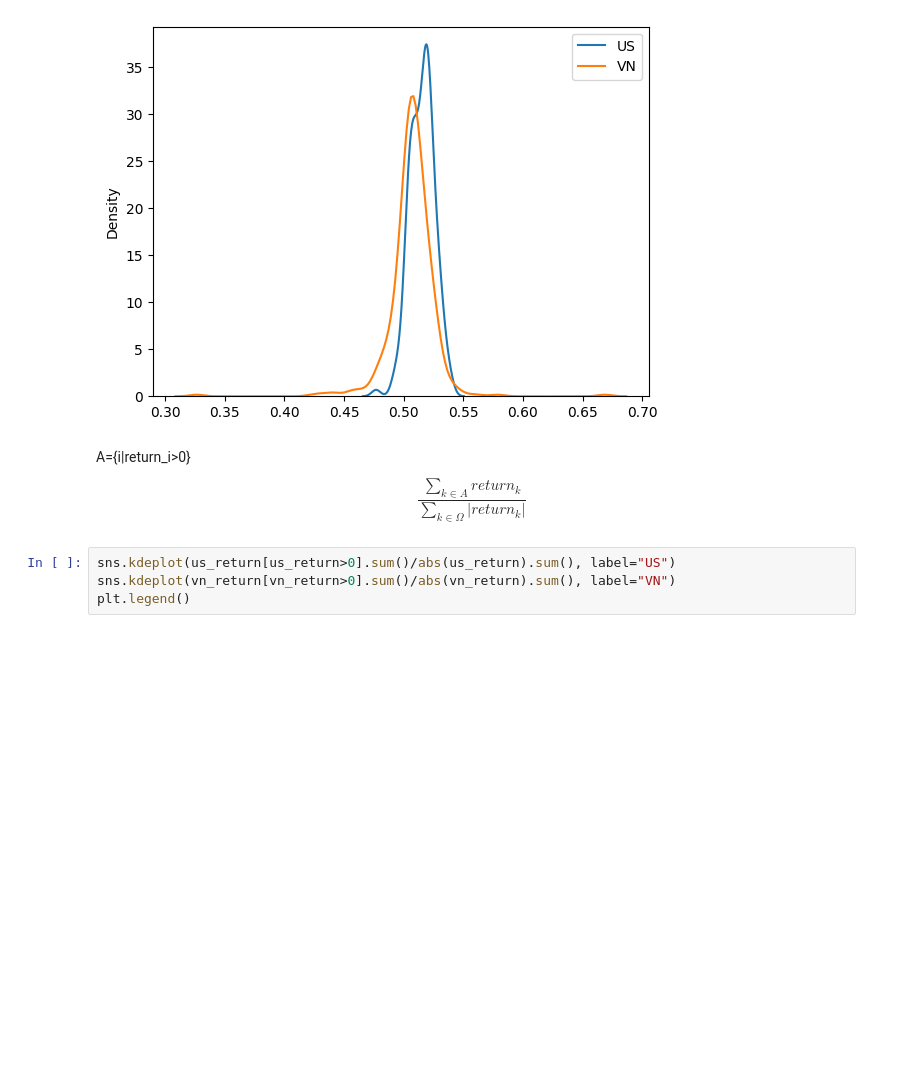
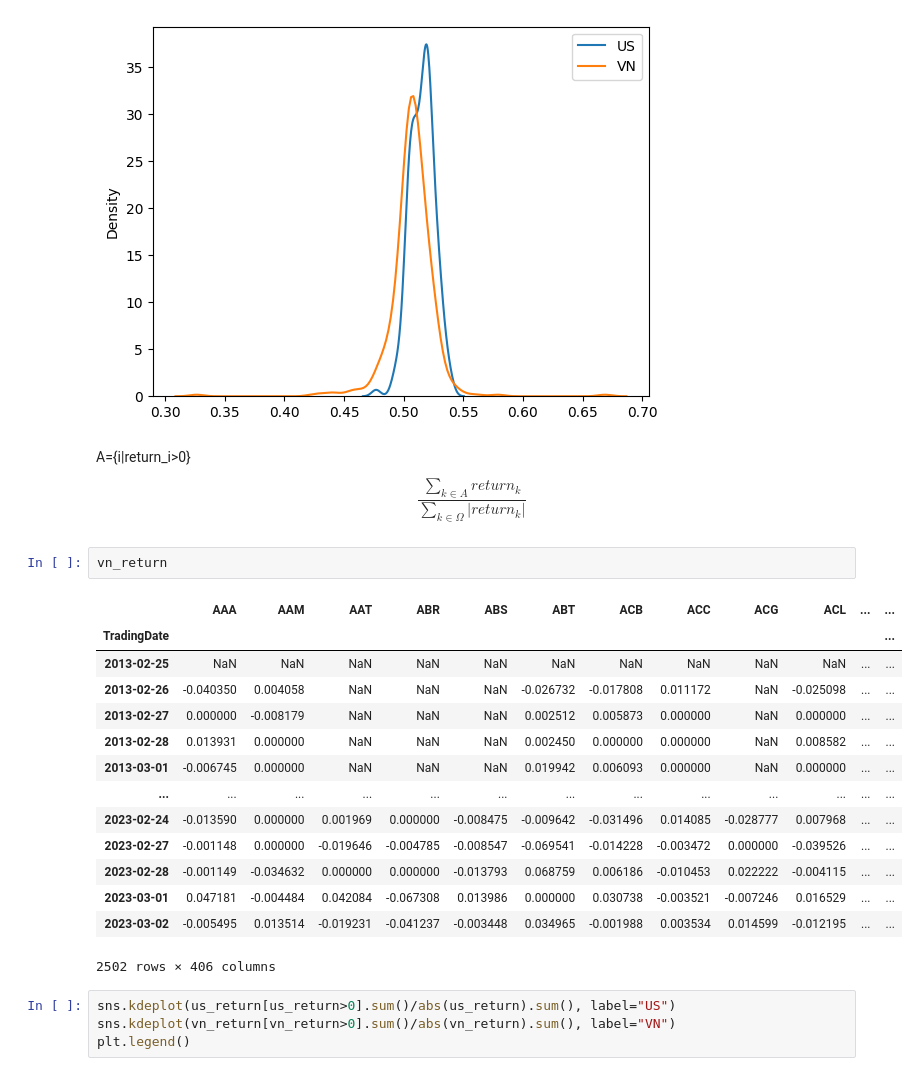
Before and after one commit to khanhtrinh2003/Financial-mathematics, a Jupyter notebook: main.ipynb, the cells around one changed output. Drawn from its saved outputs; the diff is of its cells as text; blank space fills up the shorter version.

```diff
--- a/main.ipynb
+++ b/main.ipynb
@@ -39,6 +73,23 @@ plt.legend()
 # %% [markdown]
 A=\{i|return_i>0\}
 $$\frac{\sum_{k\in A}return_k}{\sum_{k\in \Omega}|return_k|}$$
+# %%
+vn_return
+# %% [output]
+|  | AAA | AAM | AAT | ABR | ABS | ABT | ACB | ACC | ACG | ACL | ... | ... |
+| TradingDate |  |  |  |  |  |  |  |  |  |  |  | ... |
+| 2013-02-25 | NaN | NaN | NaN | NaN | NaN | NaN | NaN | NaN | NaN | NaN | ... | ... |
+| 2013-02-26 | -0.040350 | 0.004058 | NaN | NaN | NaN | -0.026732 | -0.017808 | 0.011172 | NaN | -0.025098 | ... | ... |
+| 2013-02-27 | 0.000000 | -0.008179 | NaN | NaN | NaN | 0.002512 | 0.005873 | 0.000000 | NaN | 0.000000 | ... | ... |
+| 2013-02-28 | 0.013931 | 0.000000 | NaN | NaN | NaN | 0.002450 | 0.000000 | 0.000000 | NaN | 0.008582 | ... | ... |
+| 2013-03-01 | -0.006745 | 0.000000 | NaN | NaN | NaN | 0.019942 | 0.006093 | 0.000000 | NaN | 0.000000 | ... | ... |
+| ... | ... | ... | ... | ... | ... | ... | ... | ... | ... | ... | ... | ... |
+| 2023-02-24 | -0.013590 | 0.000000 | 0.001969 | 0.000000 | -0.008475 | -0.009642 | -0.031496 | 0.014085 | -0.028777 | 0.007968 | ... | ... |
+| 2023-02-27 | -0.001148 | 0.000000 | -0.019646 | -0.004785 | -0.008547 | -0.069541 | -0.014228 | -0.003472 | 0.000000 | -0.039526 | ... | ... |
+| 2023-02-28 | -0.001149 | -0.034632 | 0.000000 | 0.000000 | -0.013793 | 0.068759 | 0.006186 | -0.010453 | 0.022222 | -0.004115 | ... | ... |
+| 2023-03-01 | 0.047181 | -0.004484 | 0.042084 | -0.067308 | 0.013986 | 0.000000 | 0.030738 | -0.003521 | -0.007246 | 0.016529 | ... | ... |
+| 2023-03-02 | -0.005495 | 0.013514 | -0.019231 | -0.041237 | -0.003448 | 0.034965 | -0.001988 | 0.003534 | 0.014599 | -0.012195 | ... | ... |
+2502 rows × 406 columns
 # %%
 sns.kdeplot(us_return[us_return>0].sum()/abs(us_return).sum(), label="US")
 sns.kdeplot(vn_return[vn_return>0].sum()/abs(vn_return).sum(), label="VN")
```
Also changed, not shown: parts of 2 cells of this notebook.
